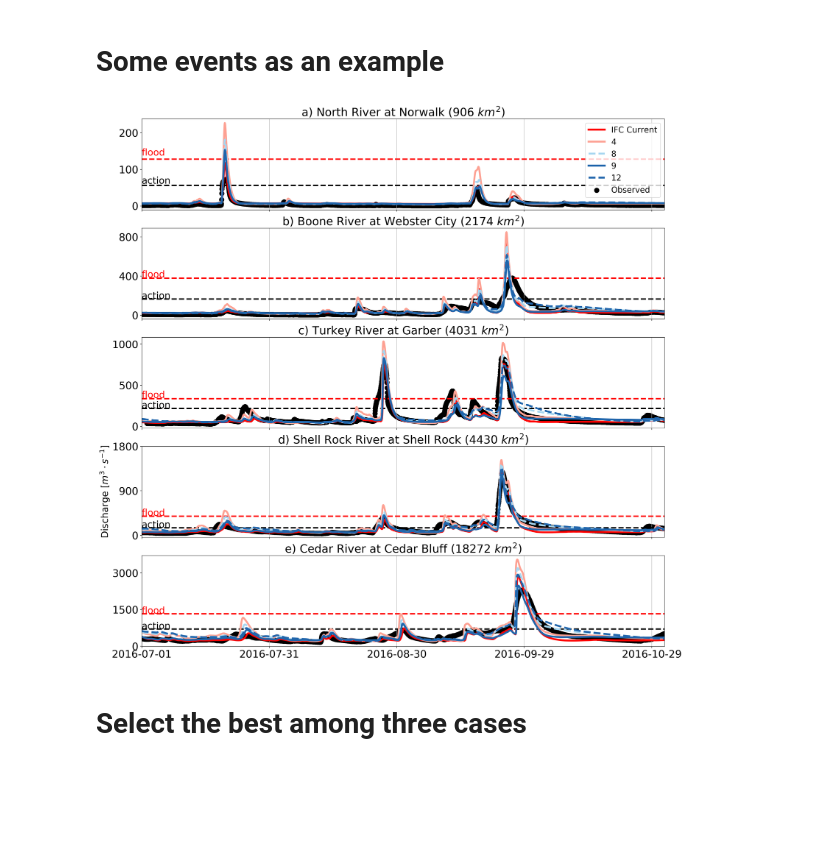
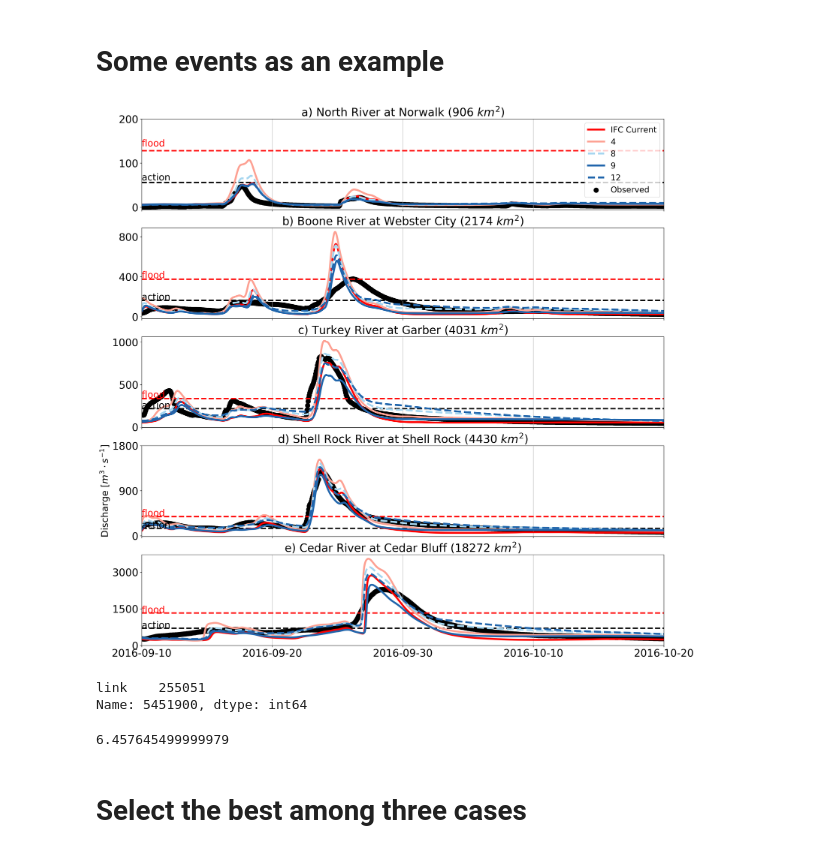
Before and after one commit to nicolas998/active_layer_evaluation, a Jupyter notebook: 01_Active_layer_evaluation.ipynb, the cells around one changed output. Cells and saved outputs as stored; diff of their text form; code cells hidden in the pictures; blank space fills up the shorter version.

Commit message:
update the hydrograph figure

```diff
--- a/01_Active_layer_evaluation.ipynb
+++ b/01_Active_layer_evaluation.ipynb
@@ -201,10 +201,15 @@ def plot_event(ax, link, name, legend = True, path = None,
         ta = 'action'
         ff = flood.loc[int(link)]['qflood']
         tf = 'flood'
+        if fa > ff:
+            fa = np.percentile(qo[np.isfinite(qo)], 96)
+            ta = 'action'
+            ff = np.percentile(qo[np.isfinite(qo)], 99)
+            tf = 'flood'
     except:
-        fa = np.percentile(qo[qo>0], 96)
+        fa = np.percentile(qo[np.isfinite(qo)], 96)
         ta = 'action'
-        ff = np.percentile(qo[qo>0], 99)
+        ff = np.percentile(qo[np.isfinite(qo)], 99)
         tf = 'flood'
 
     pl.scatter(qo[f1:f2].index.to_pydatetime(), qo[f1:f2].values, c = 'k', s = 100, label = 'Observed')
@@ -228,9 +233,9 @@ def plot_event(ax, link, name, legend = True, path = None,
 
 
     pl.hlines(fa, f1,f2, colors = 'k',ls = '--', lw = 3)
-    pl.text(f1, fa+5, ta, size = 20)
+    pl.text(f1, fa+ff/100, ta, size = 20)
     pl.hlines(ff, f1,f2, colors = 'r',ls = '--', lw = 3)
-    pl.text(f1, ff+10, tf, size = 20, color = 'r')
+    pl.text(f1, ff+ff/100, tf, size = 20, color = 'r')
     ax.tick_params(labelsize = 22)
     area = db.SQL_Get_linkArea(link)
     if legend:
@@ -251,27 +256,32 @@ def plot_event(ax, link, name, legend = True, path = None,
 # %%
 fig = pl.figure(figsize=(20,25), dpi=250)
 legend = True
 let = ['a)','b)','c)','d)','e)','f)']
 yticks = [[0,100,200],
         [0,400,800],
         [0,500,1000],
         [0,900,1800],
         [0,1500,3000]]
 ytexts = [240,1200,300,1200,2300,2500]
 for c,code in enumerate([5486000,5481000,5412500,5462000,5464780]):#,'05464780']):
     ax = fig.add_subplot(6,1,c+1)
     n = names.loc[code]
     plot_event(ax, usgs.loc[code][0], let[c] +' '+n.river + ' at ' +n.town,legend=legend,
-               f1 ='2016-07', f2 = '2016-11', timeFreq = '30d', )#ytext = 300, text = let[c])
+               f1 ='2016-09-10', f2 = '2016-10-20', timeFreq = '10d', )#ytext = 300, text = let[c])
     ax.set_ylabel('')
     #ax.text('2013-07-02 00:00', ytexts[c],let[c], size = 40)
     if c<4:
         ax.set_xticklabels([])
     if c == 3:
         ax.set_ylabel('Discharge [$m^3 \cdot s^{-1}$]', size = 20)
     ax.grid(axis = 'x')
     ax.set_yticks(yticks[c])
     legend = False
 pl.savefig('figures/hydrographs.png', bbox_inches = 'tight')
 # %% [output]
-[figure, old version]
+[figure, new version]
+# %%
+usgs.loc[5451900]
+# %% [output]
+link    255051
+Name: 5451900, dtype: int64
@@ -277,0 +290,4 @@ pl.savefig('figures/hydrographs.png', bbox_inches = 'tight')
+# %%
+np.percentile(qo[np.isfinite(qo)],96)
+# %% [output]
+6.457645499999979
```
Also changed, not shown: parts of 2 cells of this notebook, 1 other file.
